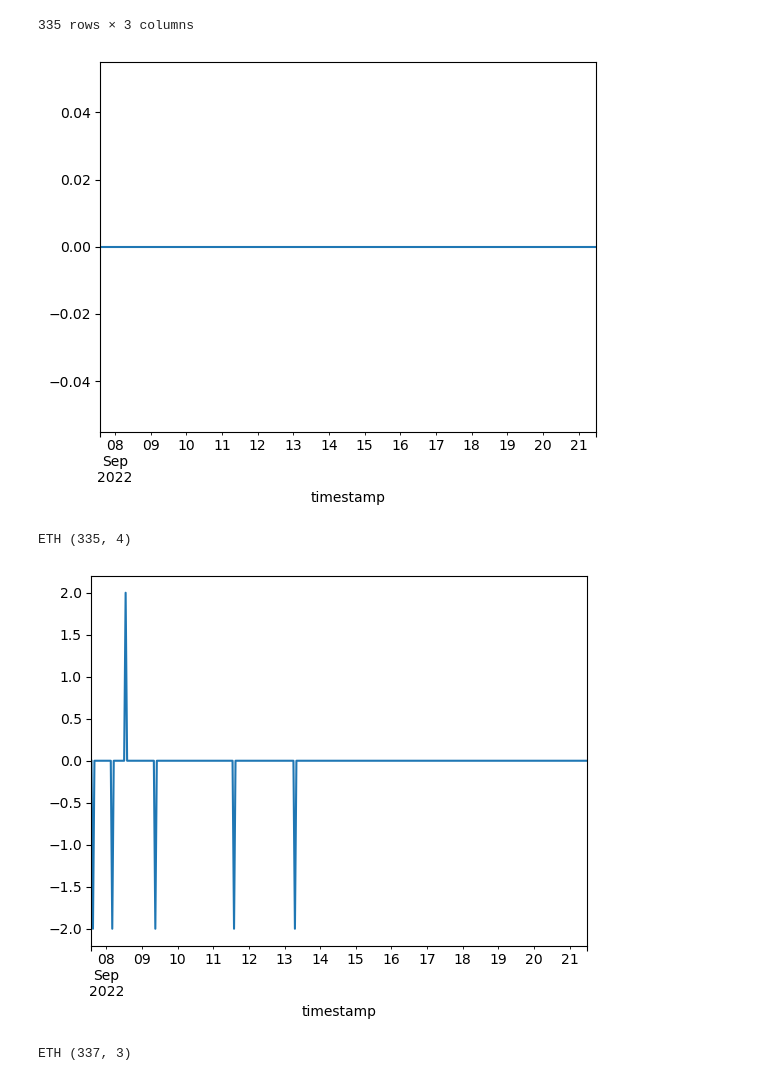
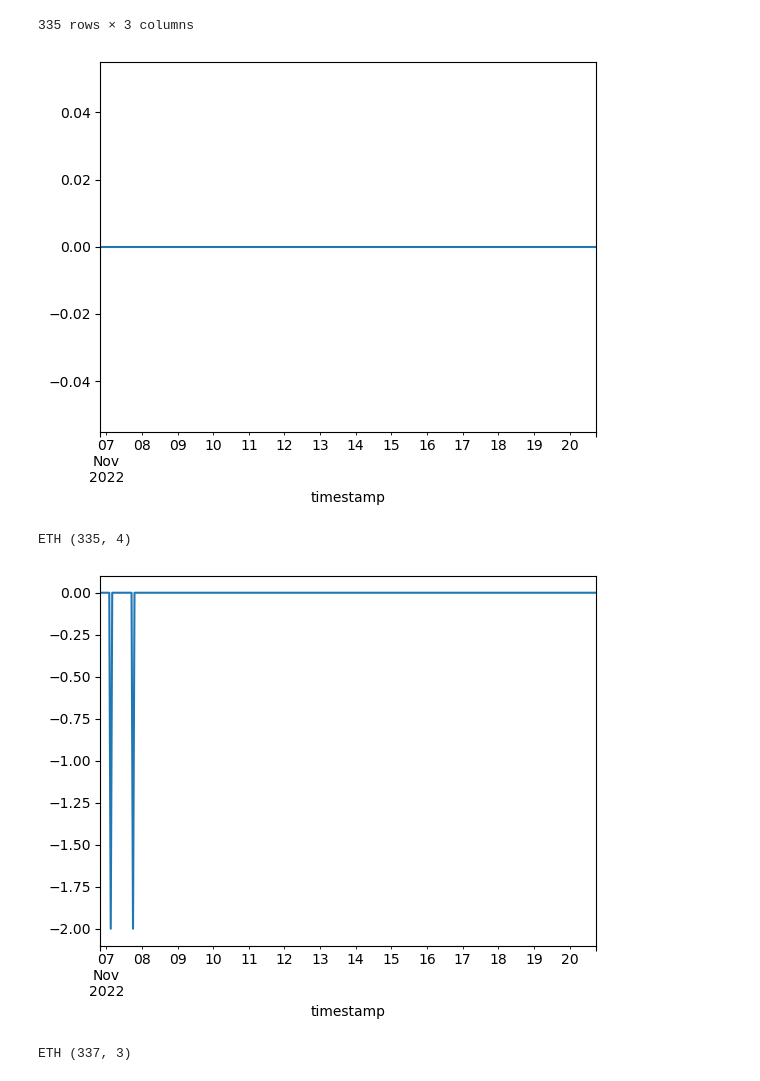
Before and after one commit to richmanbtc/alphapool-model, a Jupyter notebook: notebooks/20220921_eth.ipynb, the cells around one changed output. Cells and saved outputs as stored; diff of their text form; code cells hidden in the pictures.

```diff
--- a/notebooks/20220921_eth.ipynb
+++ b/notebooks/20220921_eth.ipynb
@@ -366,9 +826,9 @@ import joblib
 import pandas as pd
 
 model = joblib.load('/home/jovyan/data/20220921_eth.xz')
-df = pd.read_pickle('/tmp/df_horizon4.pkl')
+df = pd.read_pickle('/tmp/df_binance_ohlcv_extended.pkl')
 df = df.loc[df.index.get_level_values('symbol') == 'ETH']
-df = df[['op', 'hi', 'lo', 'cl']]
+df = df[['op', 'hi', 'lo', 'cl', 'twap_5m']]
 max_timestamp = df.index.get_level_values('timestamp').max()
 df = df.loc[max_timestamp - pd.to_timedelta(model.max_data_sec, unit='S') <= df.index.get_level_values('timestamp')]
 print(model.predict(df))
@@ -464,5 +924,5 @@ test shift predict
 335 rows × 3 columns
-[figure, old version]
+[figure, new version]
 ETH (335, 4)
-[figure, old version]
+[figure, new version]
 ETH (337, 3)
```
Also changed, not shown: parts of 7 cells of this notebook, 1 other file.
